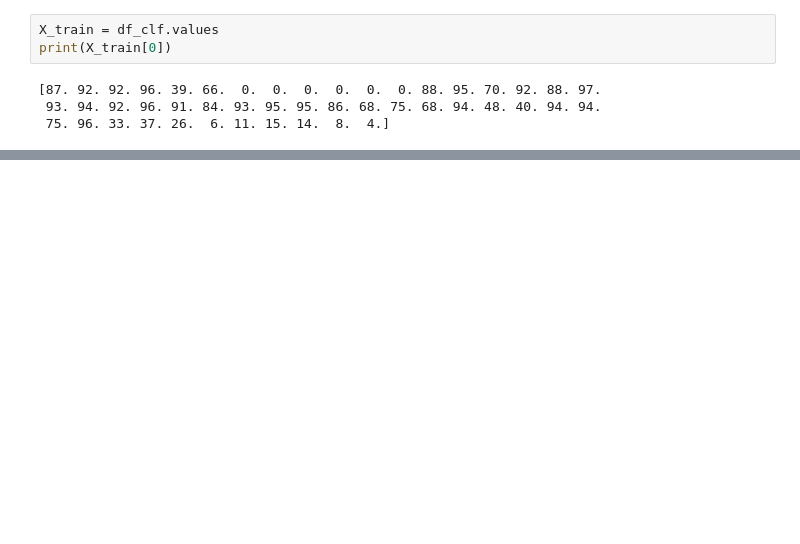
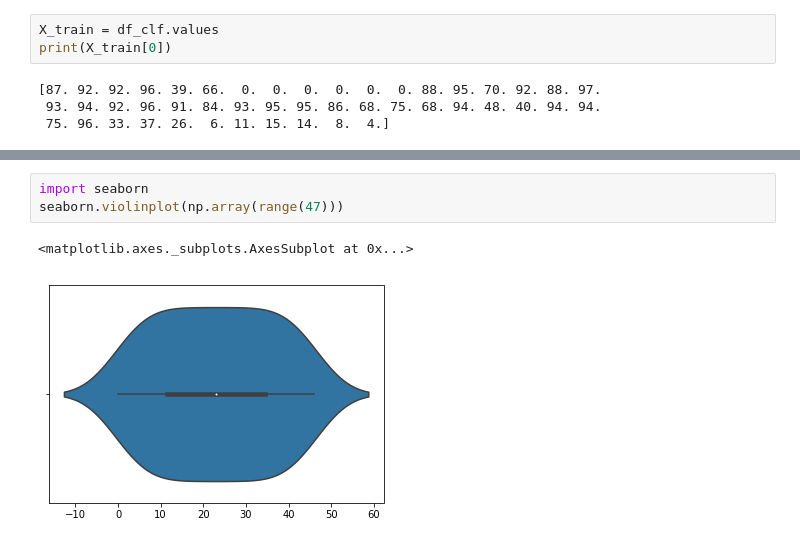
Before and after one commit to apoorva-21/fifa-analysis, a Jupyter notebook: 225Project.ipynb, the cells around one changed output, grey strips where cells are left out. Saved outputs shown, nothing was run; the diff lists cells and outputs as text; blank space fills up the shorter version.

```diff
--- a/225Project.ipynb
+++ b/225Project.ipynb
@@ -237,0 +288,6 @@ df_targets.head()
+# %%
+import seaborn
+seaborn.violinplot(np.array(range(47)))
+# %% [output]
+<matplotlib.axes._subplots.AxesSubplot at 0x...>
+[figure, added]
```
Also changed, not shown: parts of 10 cells of this notebook.
